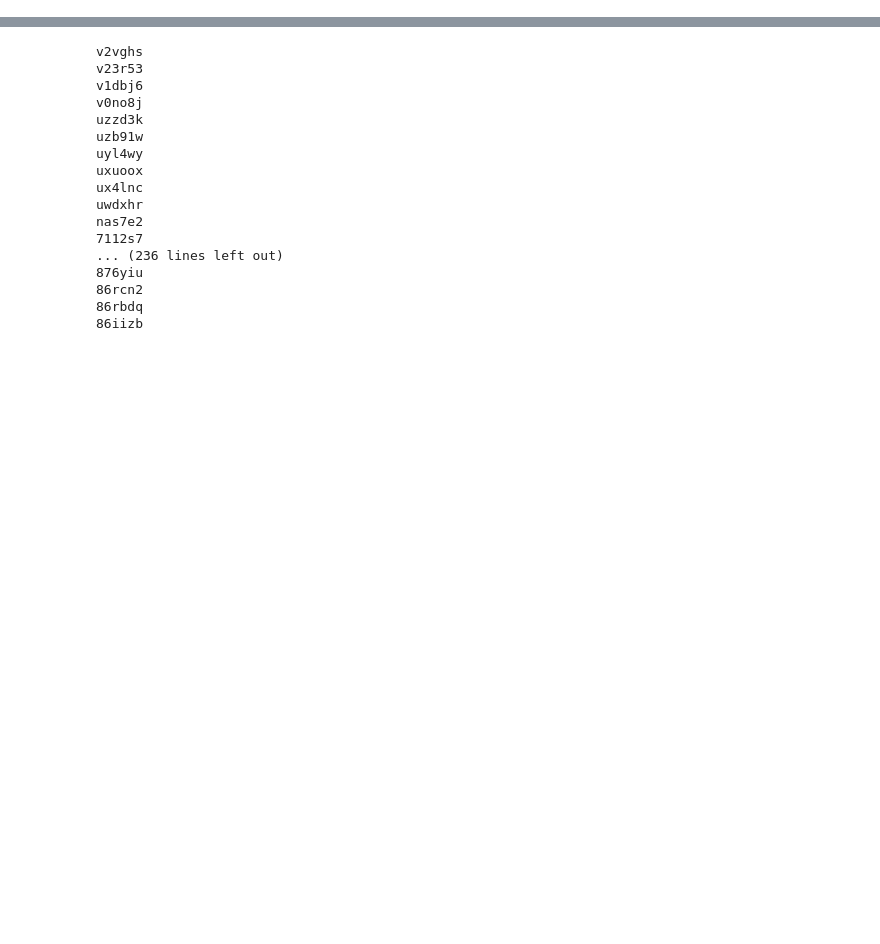
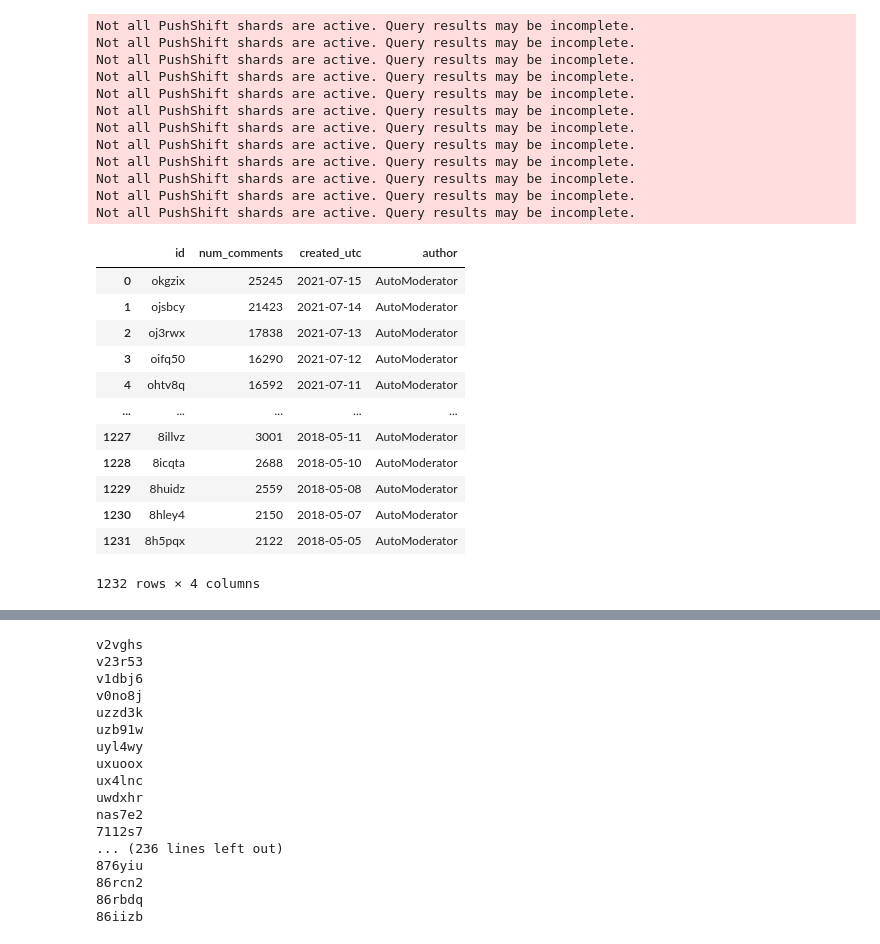
Before and after one commit to samuelshix/cryptocurrency-reddit-sentiment, a Jupyter notebook: Untitled.ipynb, the cells around one changed output, grey strips where cells are left out. Saved outputs shown, nothing was run; the diff lists cells and outputs as text; code cells hidden in the pictures; blank space fills up the shorter version.

```diff
--- a/Untitled.ipynb
+++ b/Untitled.ipynb
@@ -249 +151,43 @@ df
+# %%
+gen = api.search_submissions(
+                             user = 'AutoModerator',
+                            title='Daily Discussion - ',
+#                              selftext="Welcome to the Daily Discussion.",
+                             subreddit = 'cryptocurrency',
+                             limit = 2000,
+                             num_comments = '>100',
+                             sort='desc',
+#                              q='*'
+    )
+df = pd.DataFrame(gen)
+df[["created_utc"]] = df[["created_utc"]].apply(pd.to_datetime, unit='s')
+
+df['created_utc'] = df['created_utc'].dt.date
+df[['id','num_comments','created_utc','author']]
+# %% [output]
+Not all PushShift shards are active. Query results may be incomplete.
+Not all PushShift shards are active. Query results may be incomplete.
+Not all PushShift shards are active. Query results may be incomplete.
+Not all PushShift shards are active. Query results may be incomplete.
+Not all PushShift shards are active. Query results may be incomplete.
+Not all PushShift shards are active. Query results may be incomplete.
+Not all PushShift shards are active. Query results may be incomplete.
+Not all PushShift shards are active. Query results may be incomplete.
+Not all PushShift shards are active. Query results may be incomplete.
+Not all PushShift shards are active. Query results may be incomplete.
+Not all PushShift shards are active. Query results may be incomplete.
+Not all PushShift shards are active. Query results may be incomplete.
+|  | id | num_comments | created_utc | author |
+| 0 | okgzix | 25245 | 2021-07-15 | AutoModerator |
+| 1 | ojsbcy | 21423 | 2021-07-14 | AutoModerator |
+| 2 | oj3rwx | 17838 | 2021-07-13 | AutoModerator |
+| 3 | oifq50 | 16290 | 2021-07-12 | AutoModerator |
+| 4 | ohtv8q | 16592 | 2021-07-11 | AutoModerator |
+| ... | ... | ... | ... | ... |
+| 1227 | 8illvz | 3001 | 2018-05-11 | AutoModerator |
+| 1228 | 8icqta | 2688 | 2018-05-10 | AutoModerator |
+| 1229 | 8huidz | 2559 | 2018-05-08 | AutoModerator |
+| 1230 | 8hley4 | 2150 | 2018-05-07 | AutoModerator |
+| 1231 | 8h5pqx | 2122 | 2018-05-05 | AutoModerator |
+1232 rows × 4 columns
 # %%
```
Also changed, not shown: parts of 13 cells of this notebook, 2 other files.
